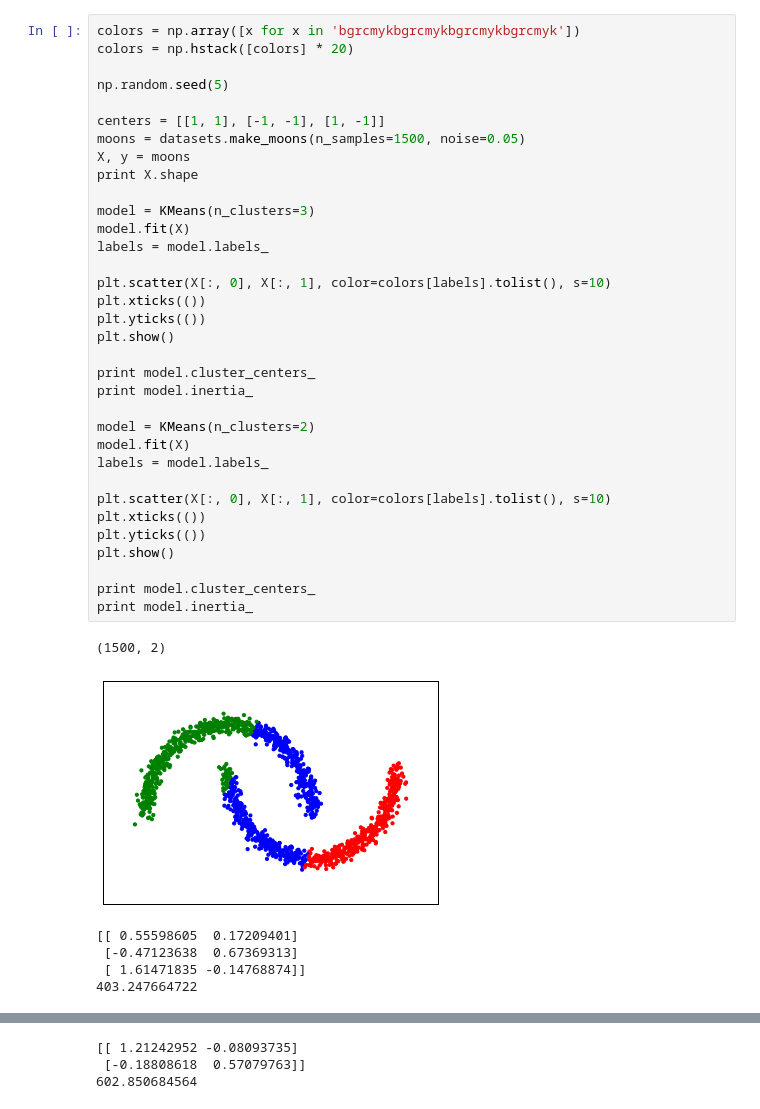
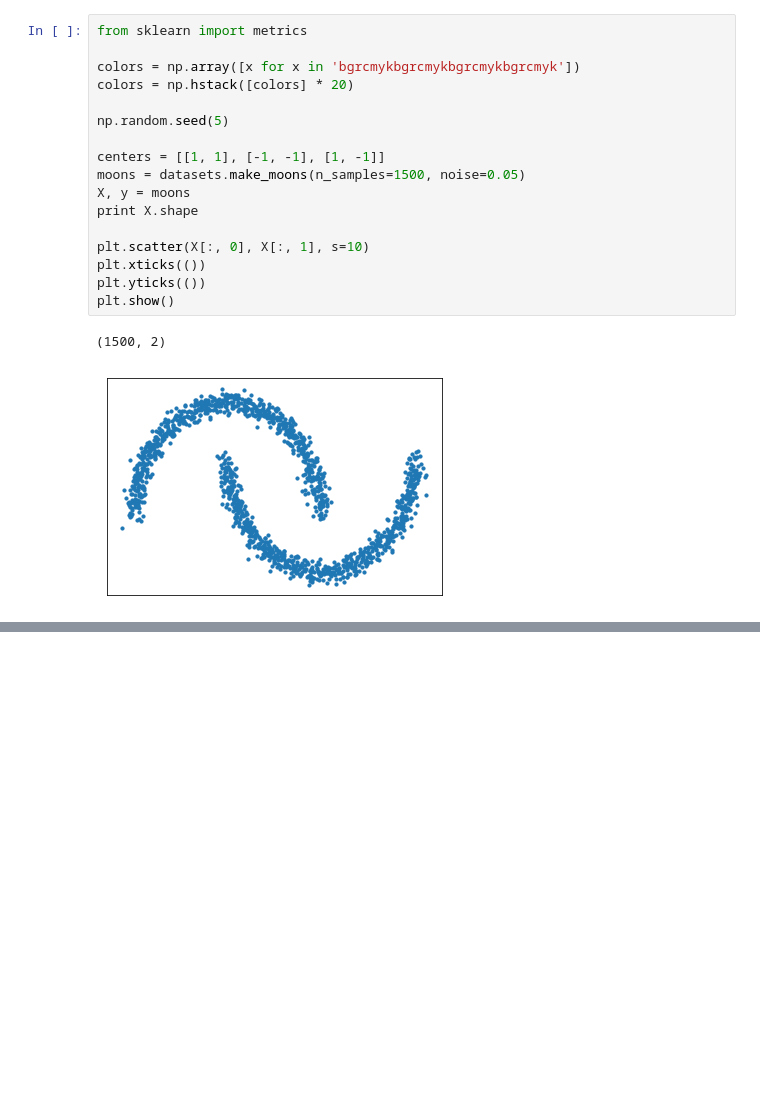
Before and after one commit to MLStudyGroup/ML_tutorial, a Jupyter notebook: Tutorial2_Scikit_Learn_Clustering.ipynb, the cells around one changed output, grey strips where cells are left out. Drawn from its saved outputs; the diff is of its cells as text; blank space fills up the shorter version.

```diff
--- a/Tutorial2_Scikit_Learn_Clustering.ipynb
+++ b/Tutorial2_Scikit_Learn_Clustering.ipynb
@@ -43,43 +46,22 @@ print model.predict(np.array([8, 8, 8, 2]).reshape(1, -1))
 78.9408414261
 [2]
 # %%
+from sklearn import metrics
+
 colors = np.array([x for x in 'bgrcmykbgrcmykbgrcmykbgrcmyk'])
 colors = np.hstack([colors] * 20)
 
 np.random.seed(5)
 
 centers = [[1, 1], [-1, -1], [1, -1]]
 moons = datasets.make_moons(n_samples=1500, noise=0.05)
 X, y = moons
 print X.shape
 
-model = KMeans(n_clusters=3)
-model.fit(X)
-labels = model.labels_
-
-plt.scatter(X[:, 0], X[:, 1], color=colors[labels].tolist(), s=10)
+plt.scatter(X[:, 0], X[:, 1], s=10)
 plt.xticks(())
 plt.yticks(())
 plt.show()
-
-print model.cluster_centers_
-print model.inertia_
-
-model = KMeans(n_clusters=2)
-model.fit(X)
-labels = model.labels_
-
-plt.scatter(X[:, 0], X[:, 1], color=colors[labels].tolist(), s=10)
-plt.xticks(())
-plt.yticks(())
-plt.show()
-
-print model.cluster_centers_
-print model.inertia_
 # %% [output]
 (1500, 2)
-[figure, old version]
+[figure, new version]
-[[ 0.55598605  0.17209401]
- [-0.47123638  0.67369313]
- [ 1.61471835 -0.14768874]]
-403.247664722
@@ -87,3 +67,0 @@ print model.inertia_
-[[ 1.21242952 -0.08093735]
- [-0.18808618  0.57079763]]
-602.850684564
```
Also changed, not shown: parts of 7 cells of this notebook, 2 other files.
